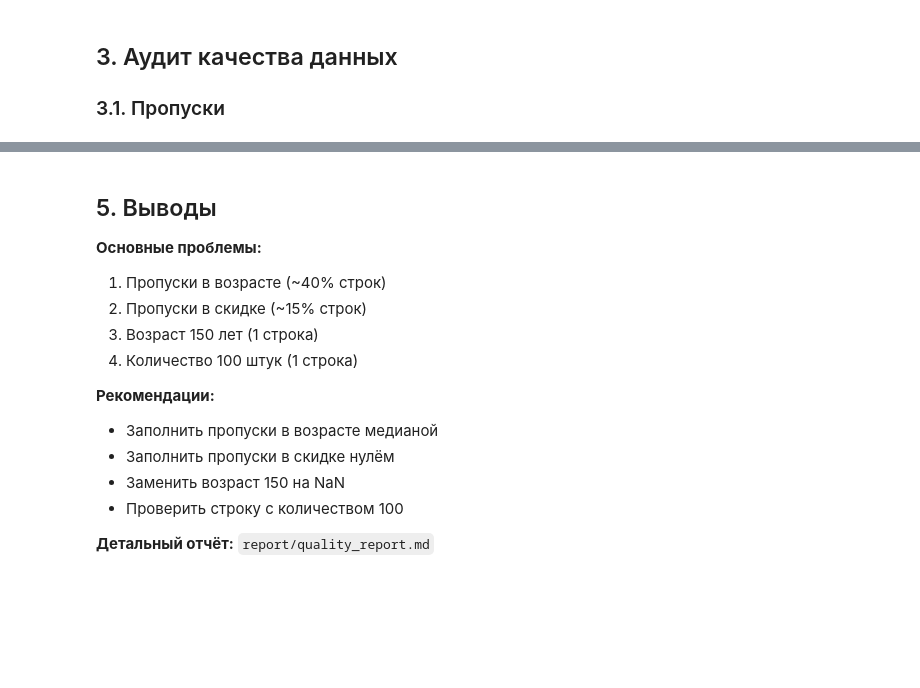
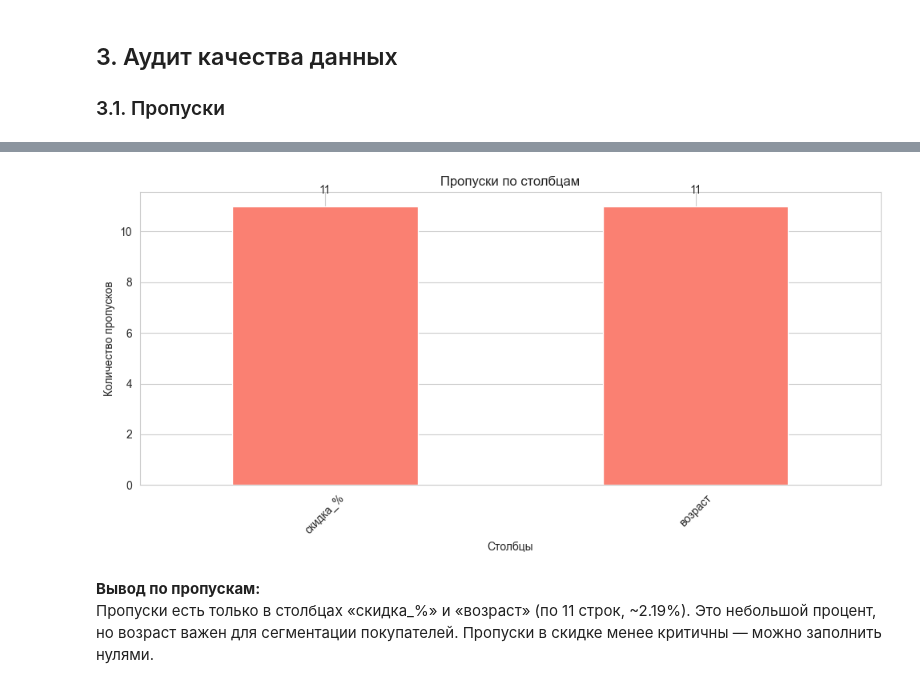
Before and after one commit to shahistakochkarova-debug/Laba-1, a Jupyter notebook: notebooks/1_data_understanding.ipynb, the cells around one changed output, grey strips where cells are left out. Drawn from its saved outputs; the diff is of its cells as text; code cells hidden in the pictures; blank space fills up the shorter version.

```diff
--- a/notebooks/1_data_understanding.ipynb
+++ b/notebooks/1_data_understanding.ipynb
@@ -399,16 +91,19 @@ print("Чёткой зависимости 'дороже = больше скид
-# %% [markdown]
-## 5. Выводы
-
-**Основные проблемы:**
-1. Пропуски в возрасте (~40% строк)
-2. Пропуски в скидке (~15% строк)
-3. Возраст 150 лет (1 строка)
-4. Количество 100 штук (1 строка)
-
-**Рекомендации:**
-- Заполнить пропуски в возрасте медианой
-- Заполнить пропуски в скидке нулём
-- Заменить возраст 150 на NaN
-- Проверить строку с количеством 100
-
-**Детальный отчёт:** `report/quality_report.md`
+# %%
+plt.figure(figsize=(10, 5))
+miss_data = df.isnull().sum()
+miss_data = miss_data[miss_data > 0]
+if len(miss_data) > 0:
+    miss_data.plot(kind='bar', color='salmon')
+    plt.title('Пропуски по столбцам')
+    plt.xlabel('Столбцы')
+    plt.ylabel('Количество пропусков')
+    plt.xticks(rotation=45)
+    for i, v in enumerate(miss_data.values):
+        plt.text(i, v + 0.5, str(v), ha='center')
+    plt.tight_layout()
+    plt.show()
+# %% [output]
+[figure, added]
+# %% [markdown]
+**Вывод по пропускам:**
+Пропуски есть только в столбцах «скидка_%» и «возраст» (по 11 строк, ~2.19%). Это небольшой процент, но возраст важен для сегментации покупателей. Пропуски в скидке менее критичны — можно заполнить нулями.
```
Also changed, not shown: parts of 54 cells of this notebook.
